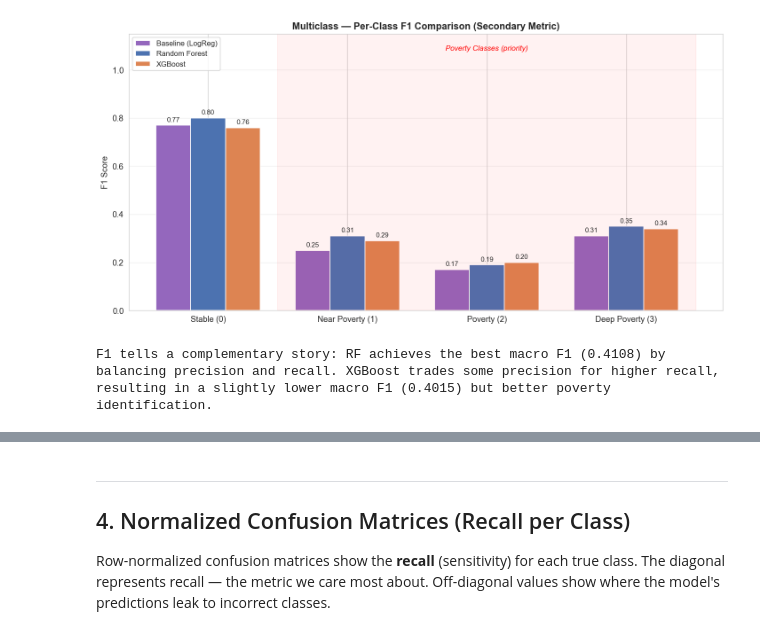
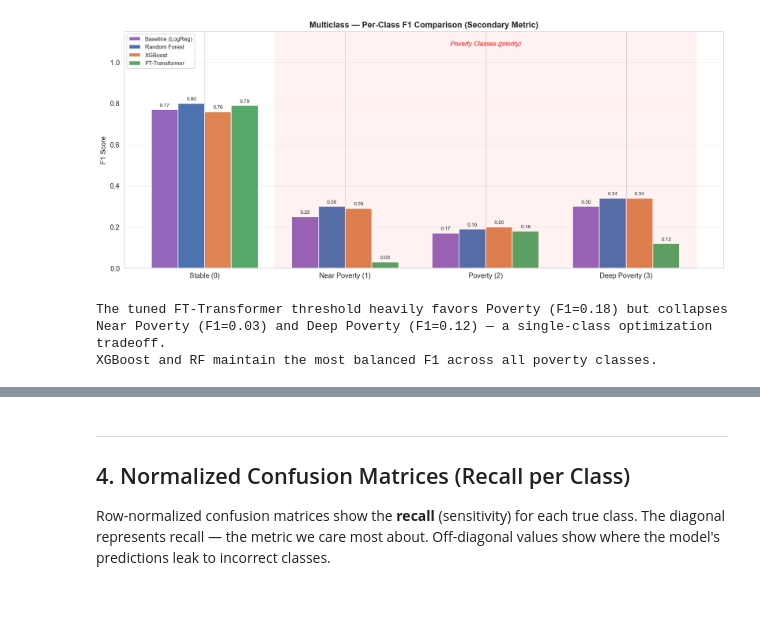
Before and after one commit to ingridalt/DSC-288R-CAPSTONE, a Jupyter notebook: 4_Models/4d_Model_Comparison_Summary.ipynb, the cells around one changed output, grey strips where cells are left out. Drawn from its saved outputs; the diff is of its cells as text; code cells hidden in the pictures; blank space fills up the shorter version.

Commit message:
Update models and summary

```diff
--- a/4_Models/4d_Model_Comparison_Summary.ipynb
+++ b/4_Models/4d_Model_Comparison_Summary.ipynb
@@ -337,45 +339,48 @@ plt.show()
 # %%
 # ── Multiclass: Per-Class F1 Grouped Bar Chart (SECONDARY METRIC) ──
 classes_4 = ['Stable (0)', 'Near Poverty (1)', 'Poverty (2)', 'Deep Poverty (3)']
-models_multi = ['Baseline (LogReg)', 'Random Forest', 'XGBoost']
+models_multi = ['Baseline (LogReg)', 'Random Forest', 'XGBoost', 'FT-Transformer']
 x = np.arange(len(classes_4))
-width = 0.25
+width = 0.19
 
-f1_baseline = [0.77, 0.25, 0.17, 0.31]
-f1_rf       = [0.80, 0.31, 0.19, 0.35]
+f1_baseline = [0.77, 0.25, 0.17, 0.30]
+f1_rf       = [0.80, 0.30, 0.19, 0.34]
 f1_xgb      = [0.76, 0.29, 0.20, 0.34]
+f1_ft       = [0.79, 0.03, 0.18, 0.12]
 
-fig, ax = plt.subplots(figsize=(12, 6))
-bars1 = ax.bar(x - width, f1_baseline, width, label='Baseline (LogReg)', color='#9467BD')
-bars2 = ax.bar(x,         f1_rf,       width, label='Random Forest',     color='#4C72B0')
-bars3 = ax.bar(x + width, f1_xgb,      width, label='XGBoost',           color='#DD8452')
+fig, ax = plt.subplots(figsize=(14, 6))
+bars1 = ax.bar(x - 1.5*width, f1_baseline, width, label='Baseline (LogReg)',  color='#9467BD')
+bars2 = ax.bar(x - 0.5*width, f1_rf,       width, label='Random Forest',      color='#4C72B0')
+bars3 = ax.bar(x + 0.5*width, f1_xgb,      width, label='XGBoost',            color='#DD8452')
+bars4 = ax.bar(x + 1.5*width, f1_ft,       width, label='FT-Transformer',     color='#55A868')
 
-ax.bar_label(bars1, fmt='%.2f', padding=3, fontsize=9)
-ax.bar_label(bars2, fmt='%.2f', padding=3, fontsize=9)
-ax.bar_label(bars3, fmt='%.2f', padding=3, fontsize=9)
+ax.bar_label(bars1, fmt='%.2f', padding=3, fontsize=8)
+ax.bar_label(bars2, fmt='%.2f', padding=3, fontsize=8)
+ax.bar_label(bars3, fmt='%.2f', padding=3, fontsize=8)
+ax.bar_label(bars4, fmt='%.2f', padding=3, fontsize=8)
 
 ax.set_xticks(x)
 ax.set_xticklabels(classes_4, fontsize=11)
 ax.set_ylabel('F1 Score')
 ax.set_ylim(0, 1.15)
 ax.set_title('Multiclass — Per-Class F1 Comparison (Secondary Metric)', fontsize=13, fontweight='bold')
-ax.legend(fontsize=10)
+ax.legend(fontsize=9)
 ax.grid(axis='y', alpha=0.3)
 
 ax.axvspan(0.5, 3.5, alpha=0.05, color='red')
 ax.text(2.0, 1.08, 'Poverty Classes (priority)', ha='center', fontsize=10, color='red', fontstyle='italic')
 
 plt.tight_layout()
 plt.show()
 
-print('F1 tells a complementary story: RF achieves the best macro F1 (0.4108) by')
-print('balancing precision and recall. XGBoost trades some precision for higher recall,')
-print('resulting in a slightly lower macro F1 (0.4015) but better poverty identification.')
+print('The tuned FT-Transformer threshold heavily favors Poverty (F1=0.18) but collapses')
+print('Near Poverty (F1=0.03) and Deep Poverty (F1=0.12) — a single-class optimization tradeoff.')
+print('XGBoost and RF maintain the most balanced F1 across all poverty classes.')
 # %% [output]
-[figure, old version]
+[figure, new version]
-F1 tells a complementary story: RF achieves the best macro F1 (0.4108) by
-balancing precision and recall. XGBoost trades some precision for higher recall,
-resulting in a slightly lower macro F1 (0.4015) but better poverty identification.
+The tuned FT-Transformer threshold heavily favors Poverty (F1=0.18) but collapses
+Near Poverty (F1=0.03) and Deep Poverty (F1=0.12) — a single-class optimization tradeoff.
+XGBoost and RF maintain the most balanced F1 across all poverty classes.
 # %%
 # ── Multiclass: Per-Class Recall Grouped Bar Chart (PRIMARY METRIC) ──
 classes_4 = ['Stable (0)', 'Near Poverty (1)', 'Poverty (2)', 'Deep Poverty (3)']
```
Also changed, not shown: parts of 14 cells of this notebook, 49 other files.
